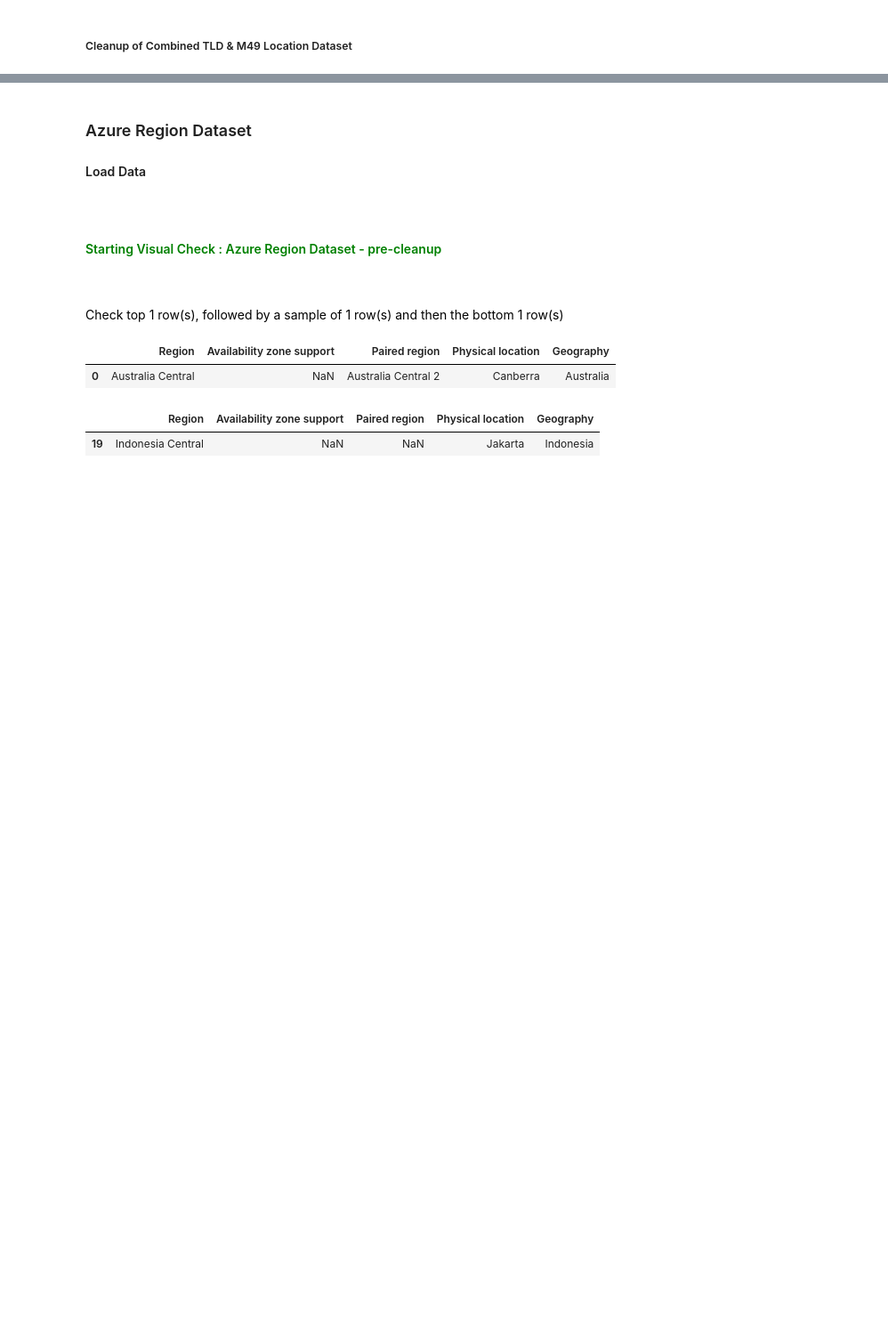
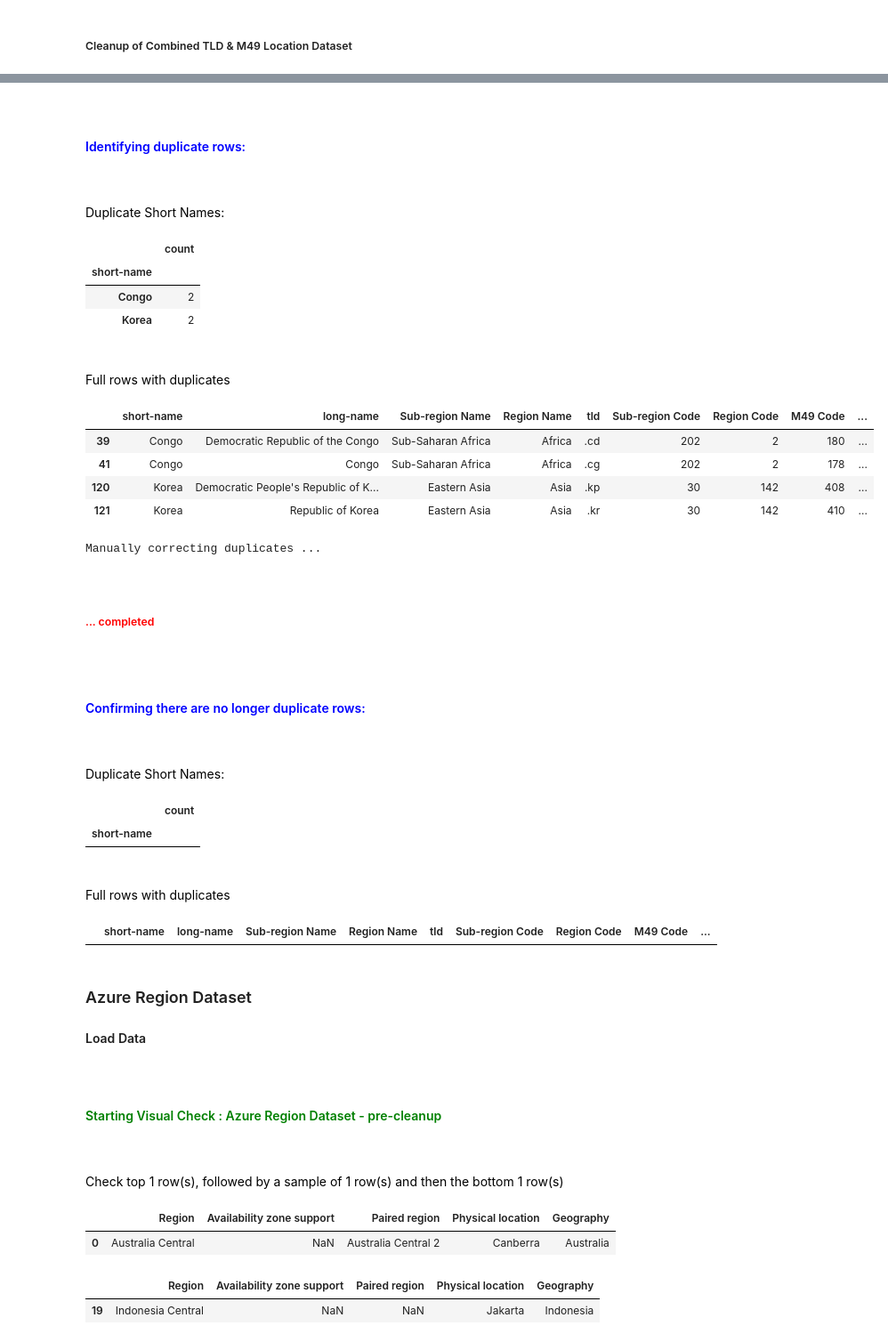
Before and after one commit to craig-dougan-maersk/MSc_Software_Eng_DataEngineering_Submission, a Jupyter notebook: countries_combine_all_clouds.ipynb, the cells around one changed output, grey strips where cells are left out. Shown at 89% size. Saved outputs shown, nothing was run; the diff lists cells and outputs as text; code cells hidden in the pictures; blank space fills up the shorter version.

```diff
--- a/countries_combine_all_clouds.ipynb
+++ b/countries_combine_all_clouds.ipynb
@@ -428,3 +450,35 @@ Assigning 'ISO-alpha2' to same value as 'A2 Code' for any entries that are set t
+# %%
+write("Identifying duplicate rows:",header=4,colour="blue")
+look_for_duplicate_locations(locations_df)
+
+write("Manually correcting duplicates ...",header=5,colour="red")
+'''Do some manual correction of the short-names'''
+locations_df = manually_fix_location_short_names(locations_df)
+write("... completed",header=5,colour="red")
+write("Confirming there are no longer duplicate rows:",header=4,colour="blue")
+'''Look for duplicates again'''
+look_for_duplicate_locations(locations_df)
+# %% [output]
+Identifying duplicate rows:
+Duplicate Short Names:
+|  | count |
+| short-name |  |
+| Congo | 2 |
+| Korea | 2 |
+Full rows with duplicates
+|  | short-name | long-name | Sub-region Name | Region Name | tld | Sub-region Code | Region Code | M49 Code | ... |
+| 39 | Congo | Democratic Republic of the Congo | Sub-Saharan Africa | Africa | .cd | 202 | 2 | 180 | ... |
+| 41 | Congo | Congo | Sub-Saharan Africa | Africa | .cg | 202 | 2 | 178 | ... |
+| 120 | Korea | Democratic People's Republic of K... | Eastern Asia | Asia | .kp | 30 | 142 | 408 | ... |
+| 121 | Korea | Republic of Korea | Eastern Asia | Asia | .kr | 30 | 142 | 410 | ... |
+Manually correcting duplicates ...
+... completed
+Confirming there are no longer duplicate rows:
+Duplicate Short Names:
+|  | count |
+| short-name |  |
+Full rows with duplicates
+|  | short-name | long-name | Sub-region Name | Region Name | tld | Sub-region Code | Region Code | M49 Code | ... |
 # %% [markdown]
 ### Azure Region Dataset
 #### Load Data
```
Also changed, not shown: parts of 5 cells of this notebook.
